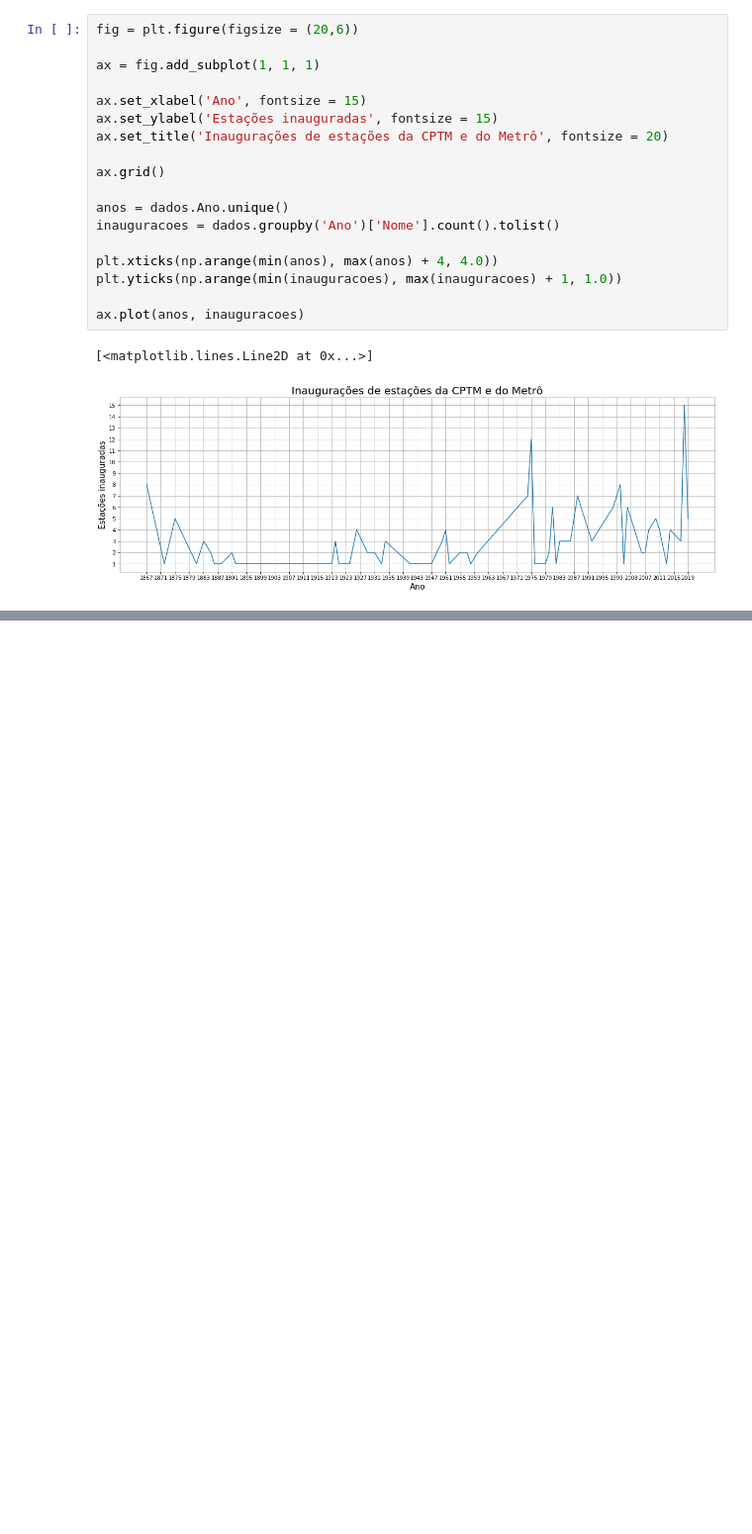
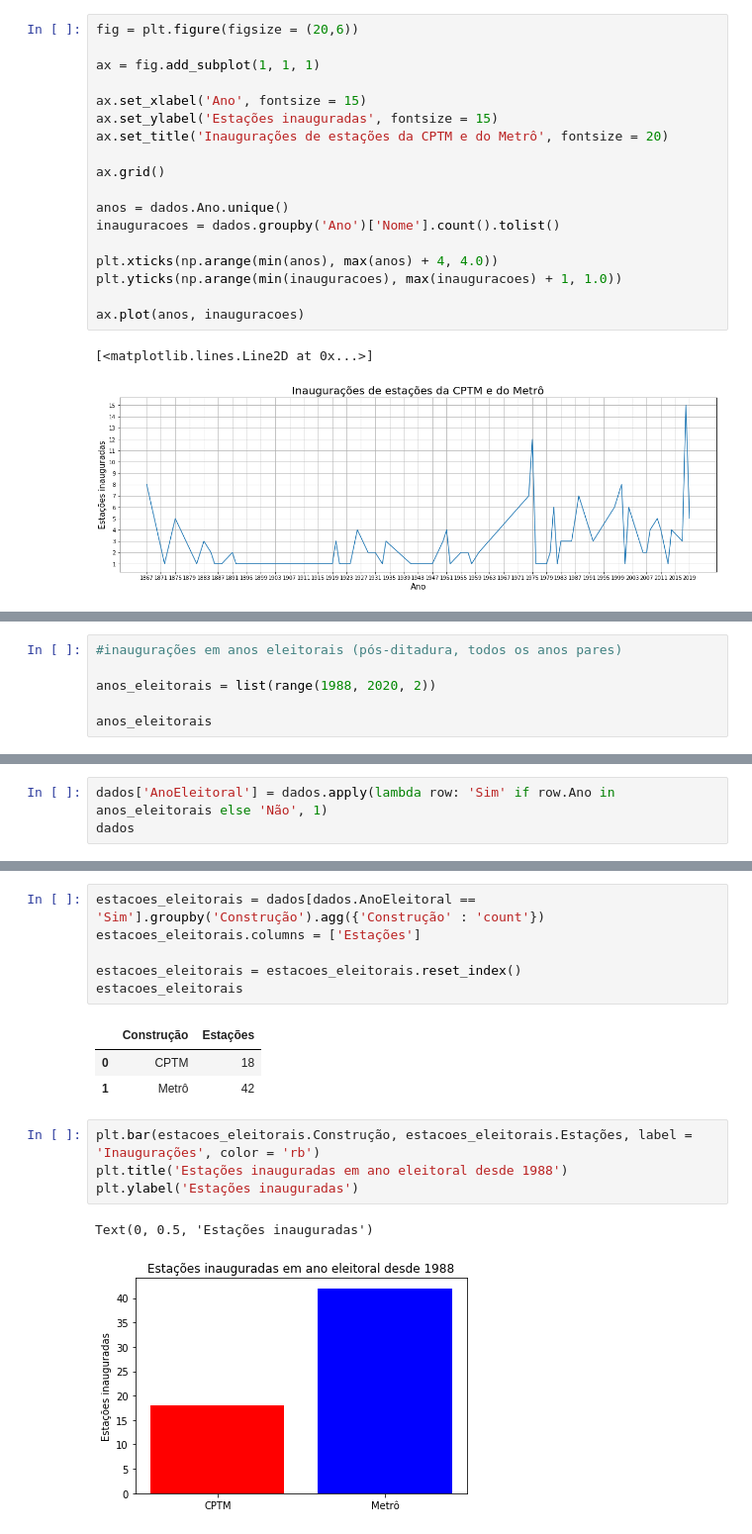
Before and after one commit to DaviSRodrigues/Inauguracoes_Metro_CPTM, a Jupyter notebook: Inaugurações de Estações da CPTM e do Metrô.ipynb, the cells around one changed output, grey strips where cells are left out. Shown: that part at 99% size. Cells and saved outputs as stored; diff of their text form; blank space fills up the shorter version.

```diff
--- a/Inaugurações de Estações da CPTM e do Metrô.ipynb
+++ b/Inaugurações de Estações da CPTM e do Metrô.ipynb
@@ -239,0 +231,6 @@ plt.hist(inauguracoes, bins)
+# %%
+#inaugurações em anos eleitorais (pós-ditadura, todos os anos pares)
+
+anos_eleitorais = list(range(1988, 2020, 2))
+
+anos_eleitorais
@@ -239,0 +254,3 @@ plt.hist(inauguracoes, bins)
+# %%
+dados['AnoEleitoral'] = dados.apply(lambda row: 'Sim' if row.Ano in anos_eleitorais else 'Não', 1)
+dados
@@ -239,0 +271,17 @@ plt.hist(inauguracoes, bins)
+# %%
+estacoes_eleitorais = dados[dados.AnoEleitoral == 'Sim'].groupby('Construção').agg({'Construção' : 'count'})
+estacoes_eleitorais.columns = ['Estações']
+
+estacoes_eleitorais = estacoes_eleitorais.reset_index()
+estacoes_eleitorais
+# %% [output]
+|  | Construção | Estações |
+| 0 | CPTM | 18 |
+| 1 | Metrô | 42 |
+# %%
+plt.bar(estacoes_eleitorais.Construção, estacoes_eleitorais.Estações, label = 'Inaugurações', color = 'rb')
+plt.title('Estações inauguradas em ano eleitoral desde 1988')
+plt.ylabel('Estações inauguradas')
+# %% [output]
+Text(0, 0.5, 'Estações inauguradas')
+[figure, added]
```
Also changed, not shown: parts of 14 cells of this notebook.
